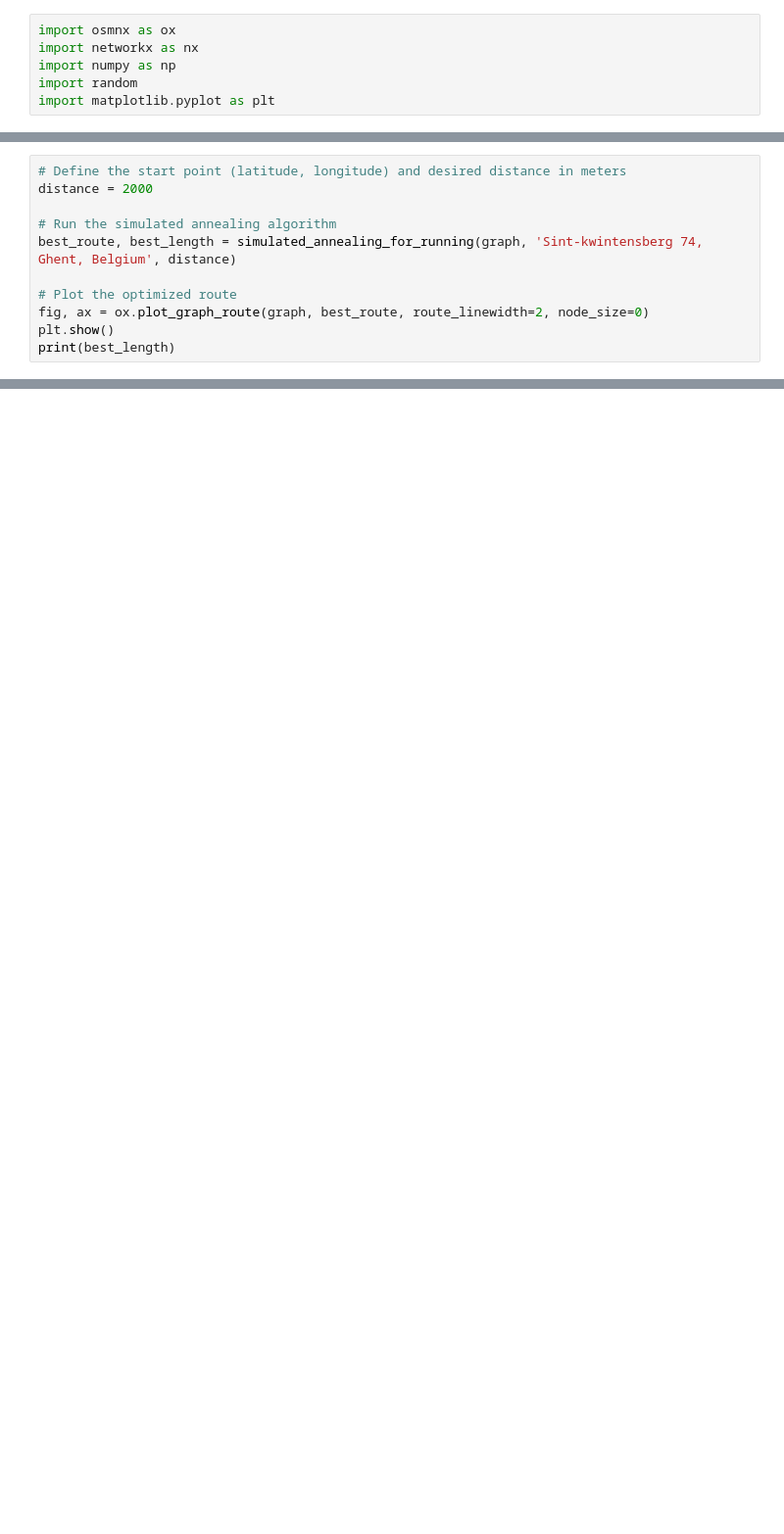
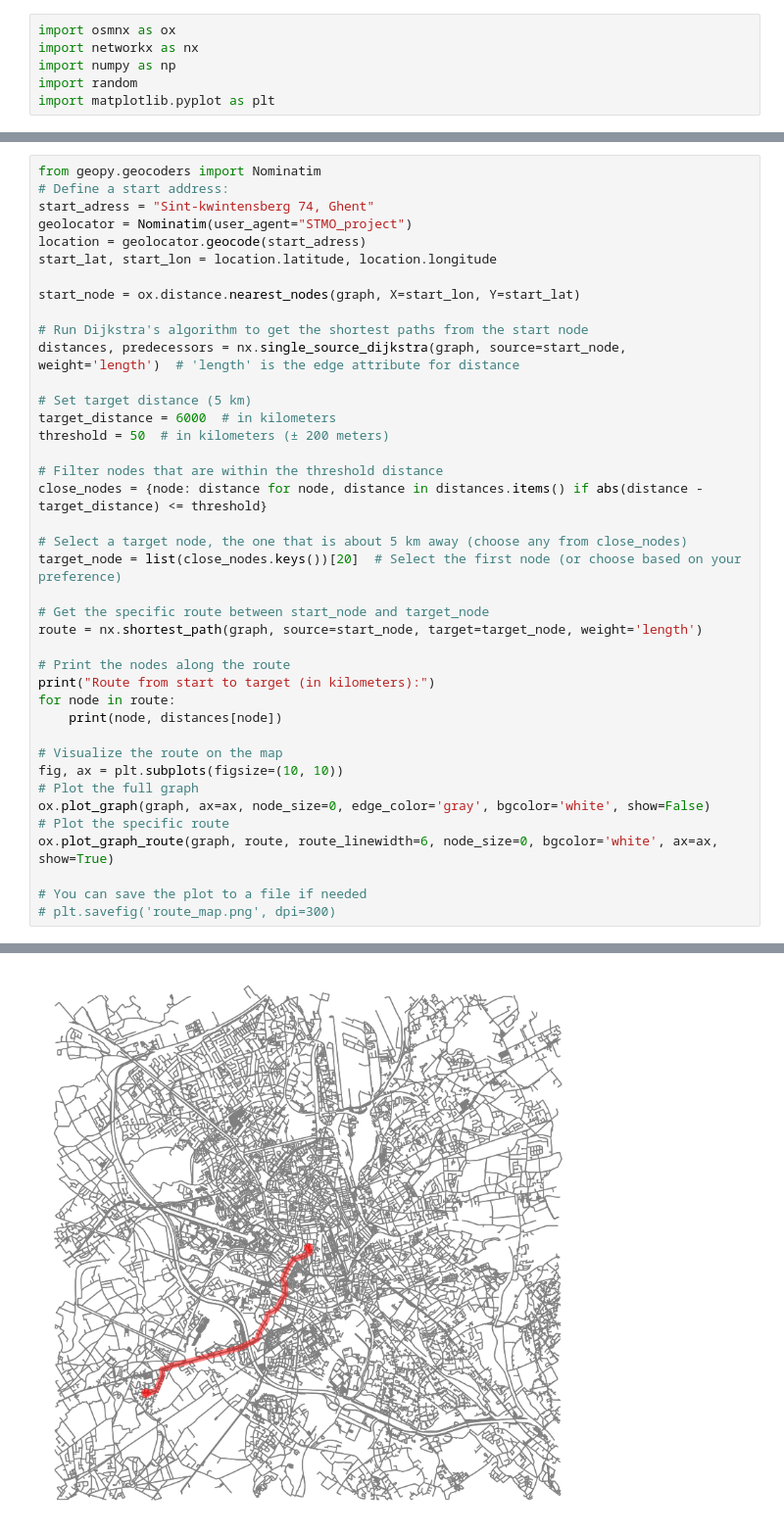
Before and after one commit to robbefonteyn/PathFindR-Ghent, a Jupyter notebook: running_route.ipynb, the cells around one changed output, grey strips where cells are left out. Shown at 98% size. Cells and saved outputs as stored; diff of their text form; blank space fills up the shorter version.

```diff
--- a/running_route.ipynb
+++ b/running_route.ipynb
@@ -166,11 +28,0 @@ def simulated_annealing_for_running(graph, start_address, distance, max_iteratio
-# %%
-# Define the start point (latitude, longitude) and desired distance in meters
-distance = 2000
-
-# Run the simulated annealing algorithm
-best_route, best_length = simulated_annealing_for_running(graph, 'Sint-kwintensberg 74, Ghent, Belgium', distance)
-
-# Plot the optimized route
-fig, ax = ox.plot_graph_route(graph, best_route, route_linewidth=2, node_size=0)
-plt.show()
-print(best_length)
@@ -198,0 +75,41 @@ Best route found with length: 97.54740987869242 meters
+# %%
+from geopy.geocoders import Nominatim
+# Define a start address:
+start_adress = "Sint-kwintensberg 74, Ghent"
+geolocator = Nominatim(user_agent="STMO_project")
+location = geolocator.geocode(start_adress)
+start_lat, start_lon = location.latitude, location.longitude
+
+start_node = ox.distance.nearest_nodes(graph, X=start_lon, Y=start_lat)
+
+# Run Dijkstra's algorithm to get the shortest paths from the start node
+distances, predecessors = nx.single_source_dijkstra(graph, source=start_node, weight='length')  # 'length' is the edge attribute for distance
+
+# Set target distance (5 km)
+target_distance = 6000  # in kilometers
+threshold = 50  # in kilometers (± 200 meters)
+
+# Filter nodes that are within the threshold distance
+close_nodes = {node: distance for node, distance in distances.items() if abs(distance - target_distance) <= threshold}
+
+# Select a target node, the one that is about 5 km away (choose any from close_nodes)
+target_node = list(close_nodes.keys())[20]  # Select the first node (or choose based on your preference)
+
+# Get the specific route between start_node and target_node
+route = nx.shortest_path(graph, source=start_node, target=target_node, weight='length')
+
+# Print the nodes along the route
+print("Route from start to target (in kilometers):")
+for node in route:
+    print(node, distances[node])
+
+# Visualize the route on the map
+fig, ax = plt.subplots(figsize=(10, 10))
+# Plot the full graph
+ox.plot_graph(graph, ax=ax, node_size=0, edge_color='gray', bgcolor='white', show=False)
+# Plot the specific route
+ox.plot_graph_route(graph, route, route_linewidth=6, node_size=0, bgcolor='white', ax=ax, show=True)
+
+# You can save the plot to a file if needed
+# plt.savefig('route_map.png', dpi=300)
+# %% [output]
@@ -198,0 +133 @@ Best route found with length: 97.54740987869242 meters
+[figure, added]
```
Also changed, not shown: parts of 15 cells of this notebook.
